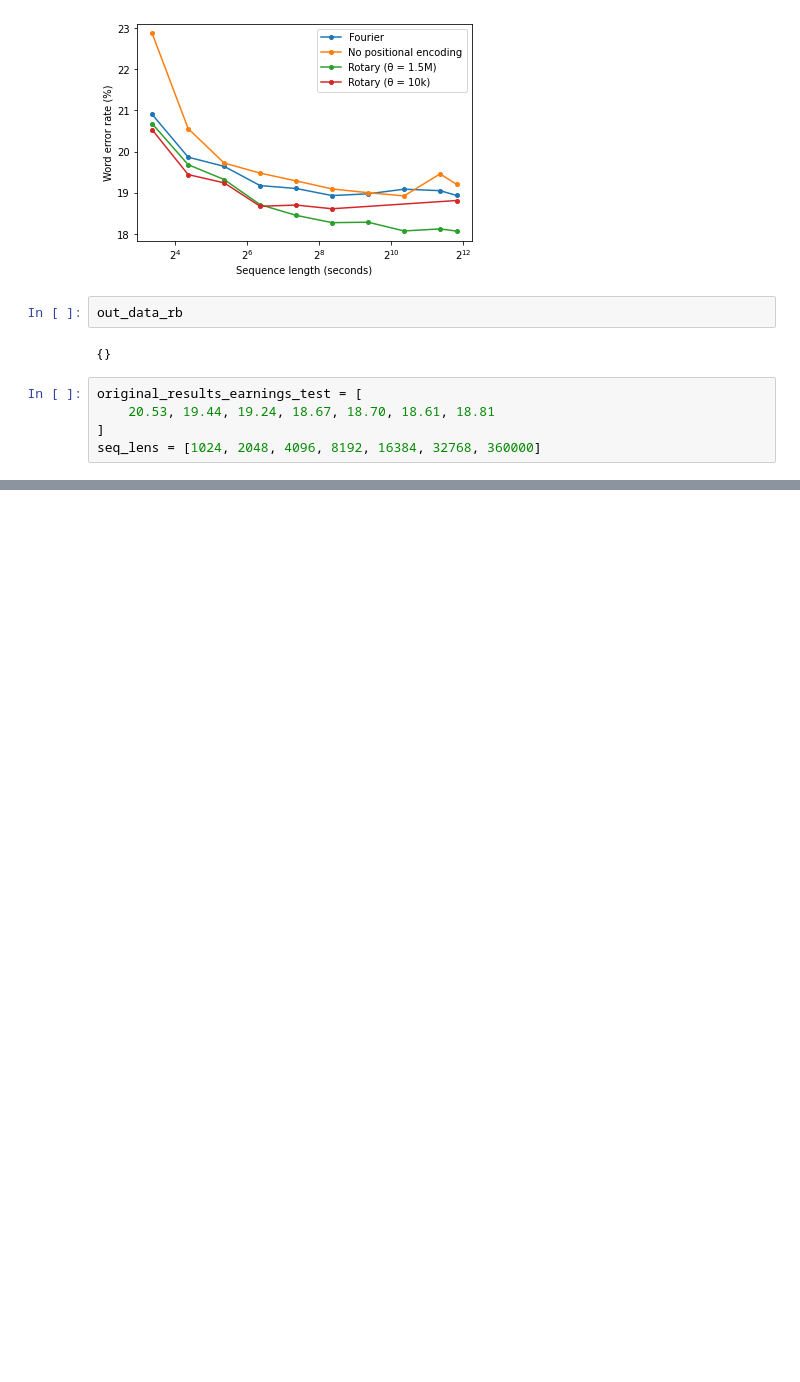
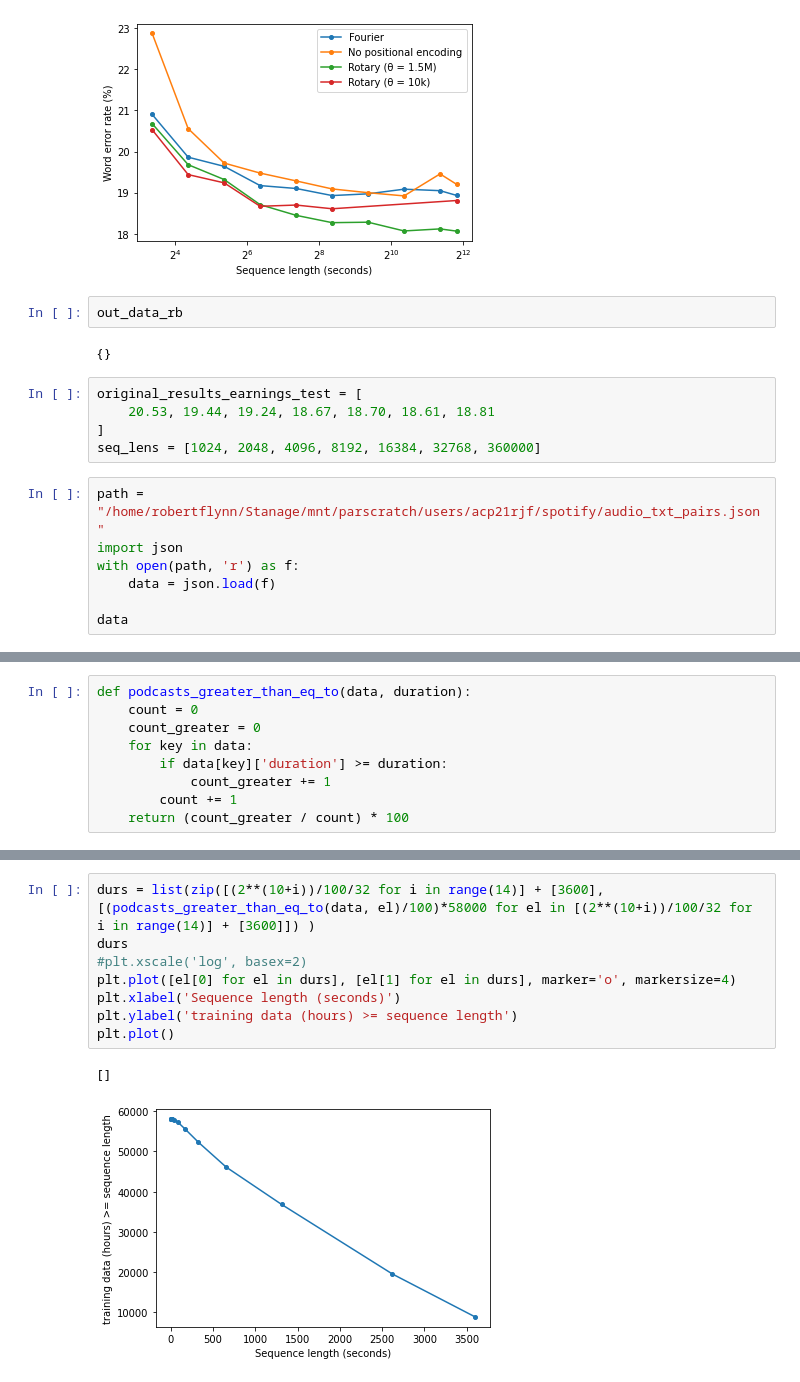
Before and after one commit to robflynnyh/long-context-asr, a Jupyter notebook: eval/results/eval.ipynb, the cells around one changed output, grey strips where cells are left out. Saved outputs shown, nothing was run; the diff lists cells and outputs as text; blank space fills up the shorter version.

```diff
--- a/eval/results/eval.ipynb
+++ b/eval/results/eval.ipynb
@@ -384,3 +474,10 @@ original_results_earnings_test = [
     20.53, 19.44, 19.24, 18.67, 18.70, 18.61, 18.81
 ]
 seq_lens = [1024, 2048, 4096, 8192, 16384, 32768, 360000]
+# %%
+path = "/home/robertflynn/Stanage/mnt/parscratch/users/acp21rjf/spotify/audio_txt_pairs.json"
+import json
+with open(path, 'r') as f:
+    data = json.load(f)
+
+data
@@ -386,0 +509,9 @@ seq_lens = [1024, 2048, 4096, 8192, 16384, 32768, 360000]
+# %%
+def podcasts_greater_than_eq_to(data, duration):
+    count = 0
+    count_greater = 0
+    for key in data:
+        if data[key]['duration'] >= duration:
+            count_greater += 1
+        count += 1
+    return (count_greater / count) * 100
@@ -386,0 +562,11 @@ seq_lens = [1024, 2048, 4096, 8192, 16384, 32768, 360000]
+# %%
+durs = list(zip([(2**(10+i))/100/32 for i in range(14)] + [3600], [(podcasts_greater_than_eq_to(data, el)/100)*58000 for el in [(2**(10+i))/100/32 for i in range(14)] + [3600]]) )
+durs
+#plt.xscale('log', basex=2)
+plt.plot([el[0] for el in durs], [el[1] for el in durs], marker='o', markersize=4)
+plt.xlabel('Sequence length (seconds)')
+plt.ylabel('training data (hours) >= sequence length')
+plt.plot()
+# %% [output]
+[]
+[figure, added]
```
Also changed, not shown: parts of 24 cells of this notebook, 38 other files.
